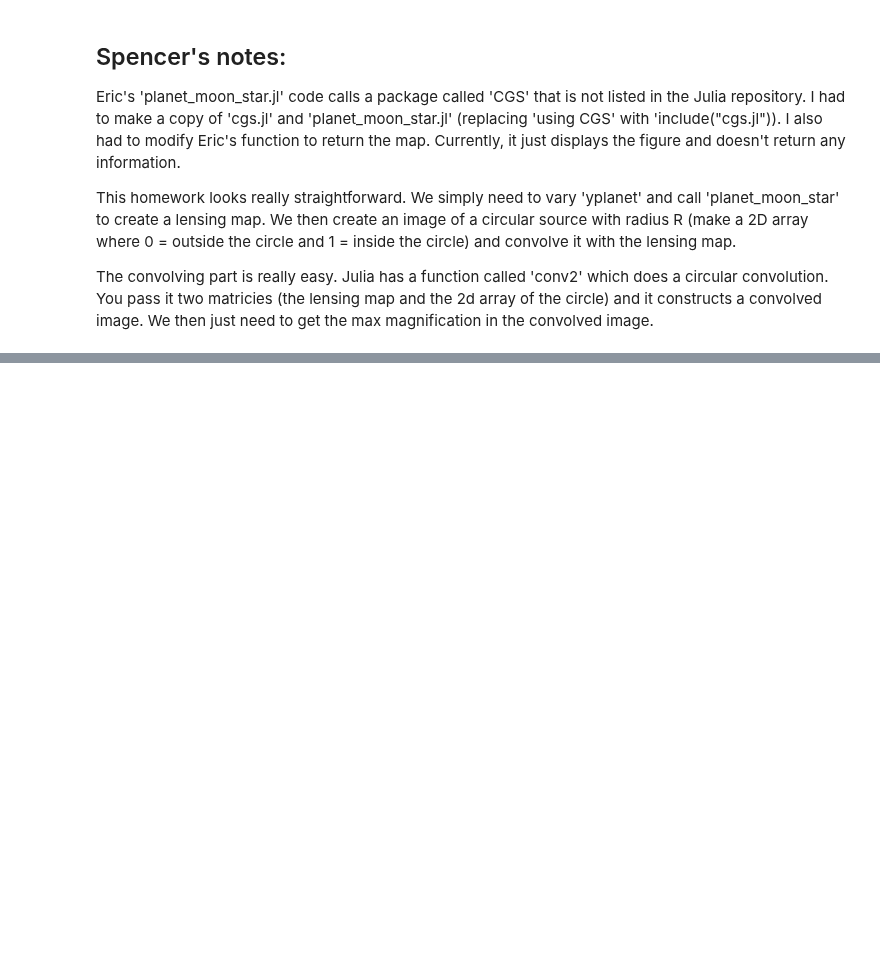
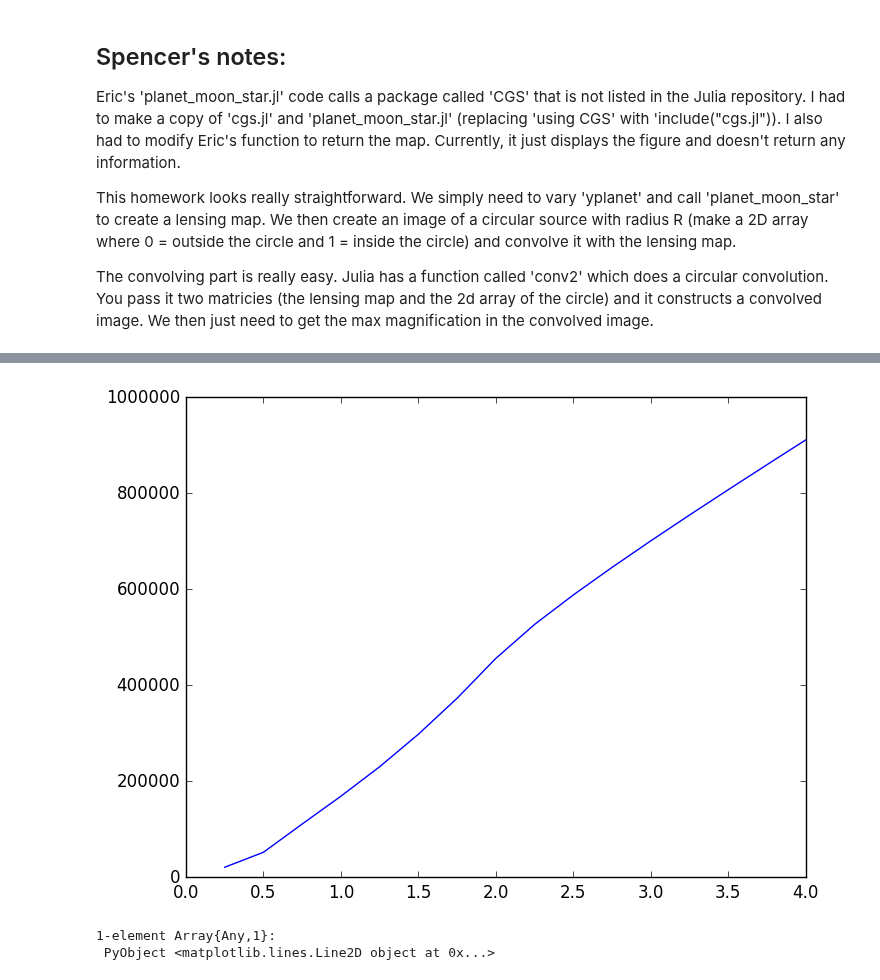
Before and after one commit to jlustigy/ExoJulia, a Jupyter notebook: Homework/hw5/Andrew_Spencer/hw5.ipynb, the cells around one changed output, grey strips where cells are left out. Cells and saved outputs as stored; diff of their text form; code cells hidden in the pictures; blank space fills up the shorter version.

```diff
--- a/Homework/hw5/Andrew_Spencer/hw5.ipynb
+++ b/Homework/hw5/Andrew_Spencer/hw5.ipynb
@@ -67,0 +97,8 @@ maxval = maximum(conv_image)
+# %%
+radii = collect(linspace(0.25,4.0,16))
+maxvals = zeros(16)
+for i in 1:16
+    source_map = pl_map(1.3,radii[i],1000)
+    conv_image = conv2(source_map, lens_map)
+    maxvals[i] = maximum(conv_image)
+end
@@ -67,0 +110,6 @@ maxval = maximum(conv_image)
+# %%
+plot(radii,maxvals)
+# %% [output]
+[figure, added]
+1-element Array{Any,1}:
+ PyObject <matplotlib.lines.Line2D object at 0x...>
```
Also changed, not shown: parts of 7 cells of this notebook, 1 other file.
